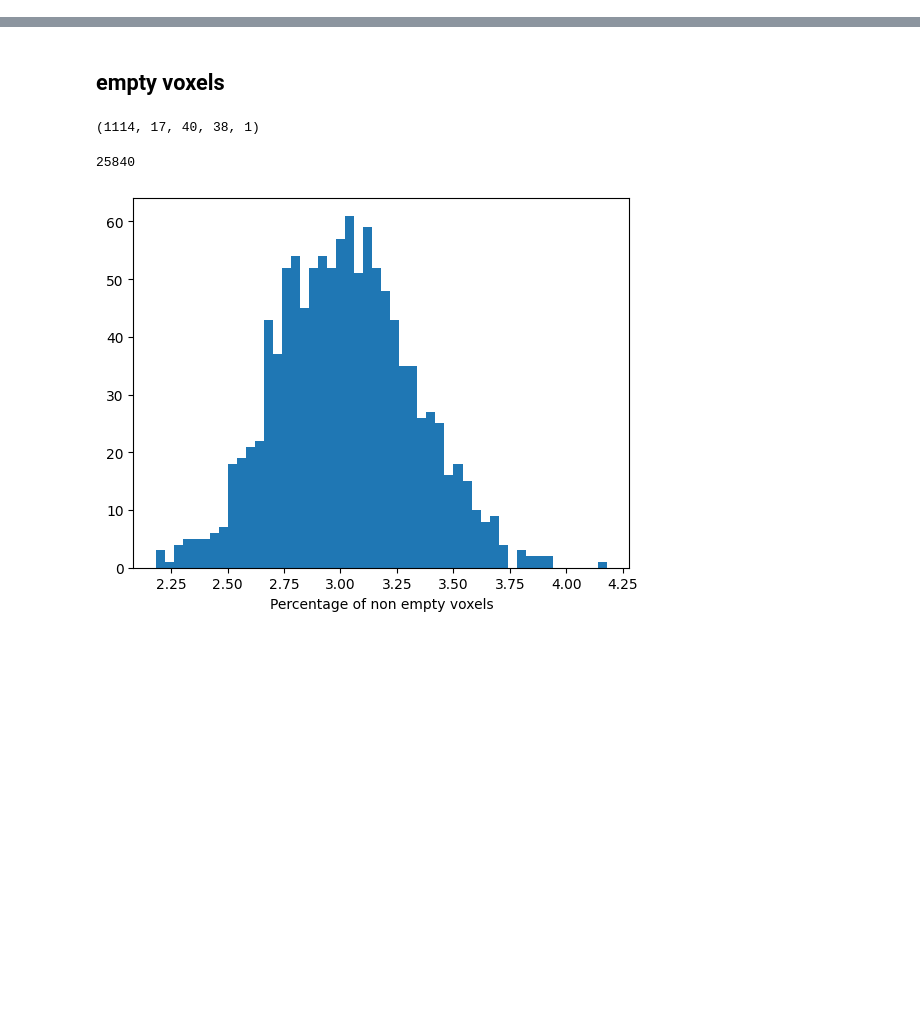
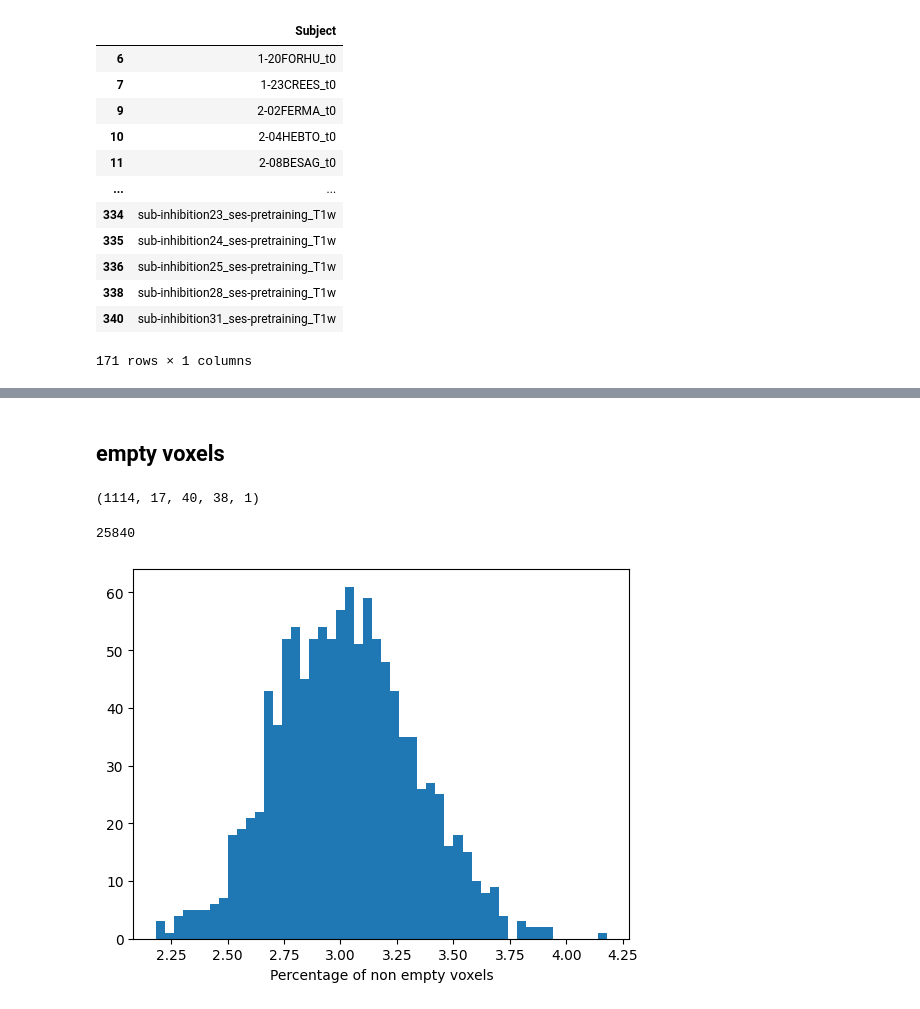
Before and after one commit to neurospin-projects/2023_agaudin_jchavas_folding_supervised, a Jupyter notebook: contrastive/notebooks/pca_analysis.ipynb, the cells around one changed output, grey strips where cells are left out. Drawn from its saved outputs; the diff is of its cells as text; code cells hidden in the pictures; blank space fills up the shorter version.

```diff
--- a/contrastive/notebooks/pca_analysis.ipynb
+++ b/contrastive/notebooks/pca_analysis.ipynb
@@ -17,0 +54,17 @@ INFO: you cannot use deep_folding in brainvisa. Probably OK.
+# %%
+interm = acc_subjects[acc_subjects.Subject.isin(acc0_subjects.Subject)]
+interm
+# %% [output]
+|  | Subject |
+| 6 | 1-20FORHU_t0 |
+| 7 | 1-23CREES_t0 |
+| 9 | 2-02FERMA_t0 |
+| 10 | 2-04HEBTO_t0 |
+| 11 | 2-08BESAG_t0 |
+| ... | ... |
+| 334 | sub-inhibition23_ses-pretraining_T1w |
+| 335 | sub-inhibition24_ses-pretraining_T1w |
+| 336 | sub-inhibition25_ses-pretraining_T1w |
+| 338 | sub-inhibition28_ses-pretraining_T1w |
+| 340 | sub-inhibition31_ses-pretraining_T1w |
+171 rows × 1 columns
```
Also changed, not shown: parts of 9 cells of this notebook, 5 other files.
